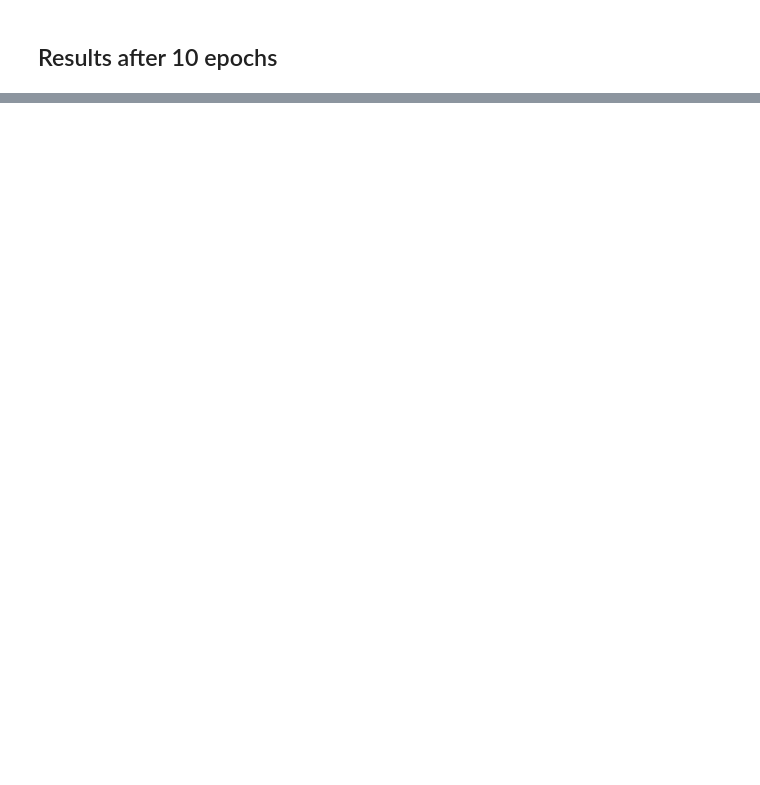
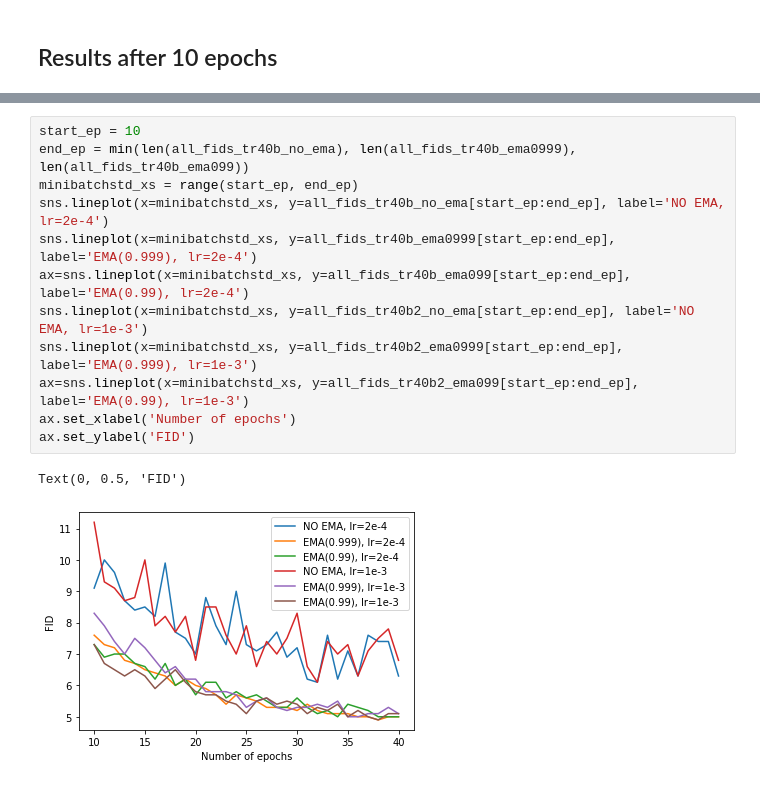
Before and after one commit to davidleonfdez/face2anime, a Jupyter notebook: notebooks/experiments/noise2img-gan.ipynb, the cells around one changed output, grey strips where cells are left out. Cells and saved outputs as stored; diff of their text form; blank space fills up the shorter version.

```diff
--- a/notebooks/experiments/noise2img-gan.ipynb
+++ b/notebooks/experiments/noise2img-gan.ipynb
@@ -3552,0 +3835,15 @@ ax.set_ylabel('FID')
+# %%
+start_ep = 10
+end_ep = min(len(all_fids_tr40b_no_ema), len(all_fids_tr40b_ema0999), len(all_fids_tr40b_ema099))
+minibatchstd_xs = range(start_ep, end_ep)
+sns.lineplot(x=minibatchstd_xs, y=all_fids_tr40b_no_ema[start_ep:end_ep], label='NO EMA, lr=2e-4')
+sns.lineplot(x=minibatchstd_xs, y=all_fids_tr40b_ema0999[start_ep:end_ep], label='EMA(0.999), lr=2e-4')
+ax=sns.lineplot(x=minibatchstd_xs, y=all_fids_tr40b_ema099[start_ep:end_ep], label='EMA(0.99), lr=2e-4')
+sns.lineplot(x=minibatchstd_xs, y=all_fids_tr40b2_no_ema[start_ep:end_ep], label='NO EMA, lr=1e-3')
+sns.lineplot(x=minibatchstd_xs, y=all_fids_tr40b2_ema0999[start_ep:end_ep], label='EMA(0.999), lr=1e-3')
+ax=sns.lineplot(x=minibatchstd_xs, y=all_fids_tr40b2_ema099[start_ep:end_ep], label='EMA(0.99), lr=1e-3')
+ax.set_xlabel('Number of epochs')
+ax.set_ylabel('FID')
+# %% [output]
+Text(0, 0.5, 'FID')
+[figure, added]
```
Also changed, not shown: parts of 100 cells of this notebook.
